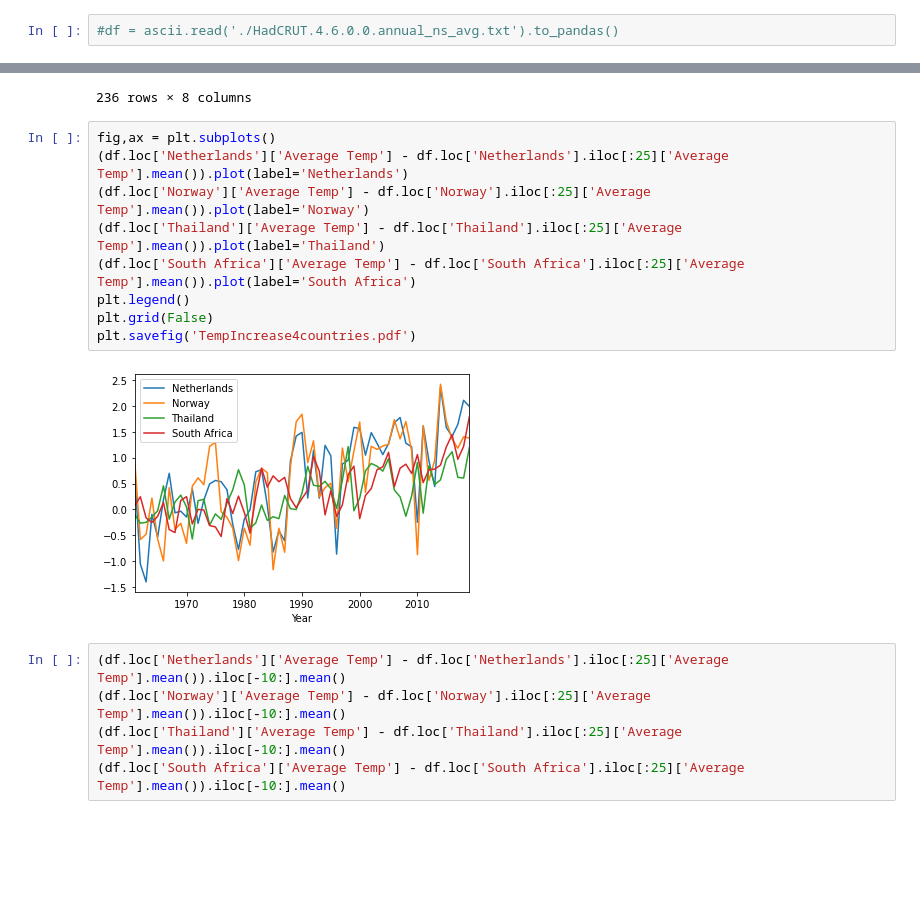
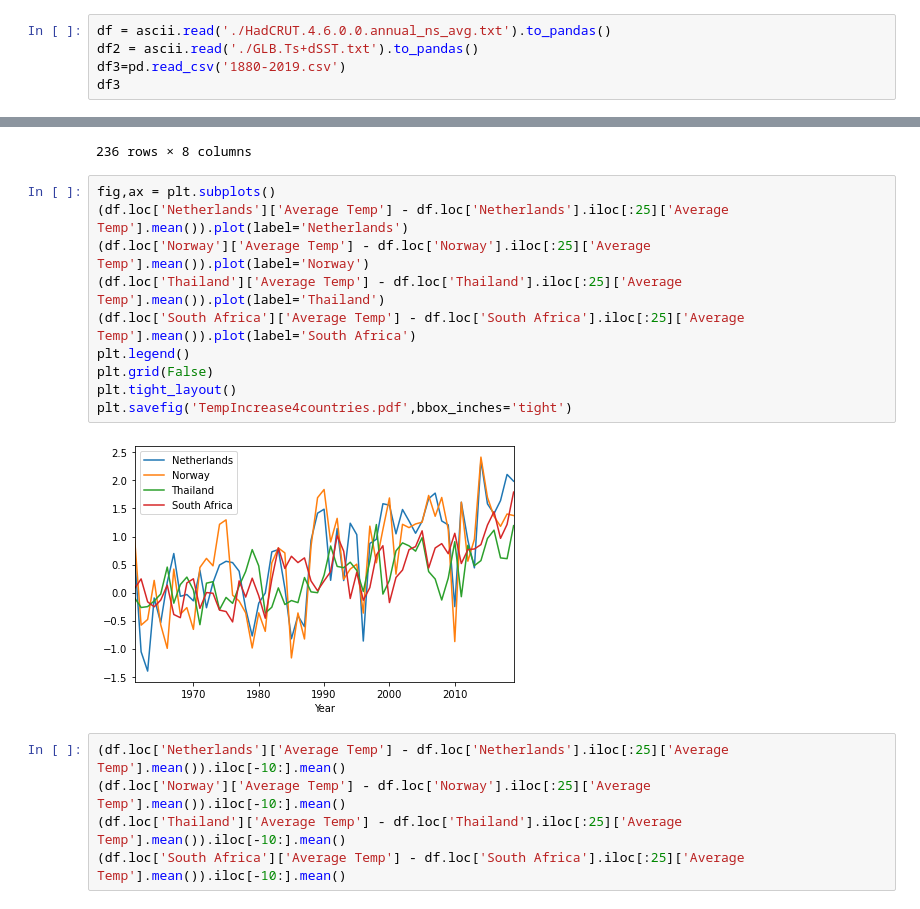
Before and after one commit to LuukOudshoorn25/MultivariateEconometrics, a Jupyter notebook: Multivariate Econometrics.ipynb, the cells around one changed output, grey strips where cells are left out. Cells and saved outputs as stored; diff of their text form; blank space fills up the shorter version.

```diff
--- a/Multivariate Econometrics.ipynb
+++ b/Multivariate Econometrics.ipynb
@@ -356,2 +371,5 @@ plt.savefig('ExcessCO2.pdf')
 # %%
-#df = ascii.read('./HadCRUT.4.6.0.0.annual_ns_avg.txt').to_pandas()
+df = ascii.read('./HadCRUT.4.6.0.0.annual_ns_avg.txt').to_pandas()
+df2 = ascii.read('./GLB.Ts+dSST.txt').to_pandas()
+df3=pd.read_csv('1880-2019.csv')
+df3
@@ -574,14 +589,15 @@ df
 # %%
 fig,ax = plt.subplots()
 (df.loc['Netherlands']['Average Temp'] - df.loc['Netherlands'].iloc[:25]['Average Temp'].mean()).plot(label='Netherlands')
 (df.loc['Norway']['Average Temp'] - df.loc['Norway'].iloc[:25]['Average Temp'].mean()).plot(label='Norway')
 (df.loc['Thailand']['Average Temp'] - df.loc['Thailand'].iloc[:25]['Average Temp'].mean()).plot(label='Thailand')
 (df.loc['South Africa']['Average Temp'] - df.loc['South Africa'].iloc[:25]['Average Temp'].mean()).plot(label='South Africa')
 plt.legend()
 plt.grid(False)
-plt.savefig('TempIncrease4countries.pdf')
+plt.tight_layout()
+plt.savefig('TempIncrease4countries.pdf',bbox_inches='tight')
 # %% [output]
-[figure, old version]
+[figure, new version]
 # %%
 (df.loc['Netherlands']['Average Temp'] - df.loc['Netherlands'].iloc[:25]['Average Temp'].mean()).iloc[-10:].mean()
 (df.loc['Norway']['Average Temp'] - df.loc['Norway'].iloc[:25]['Average Temp'].mean()).iloc[-10:].mean()
```
Also changed, not shown: parts of 21 cells of this notebook, 1 other file.
